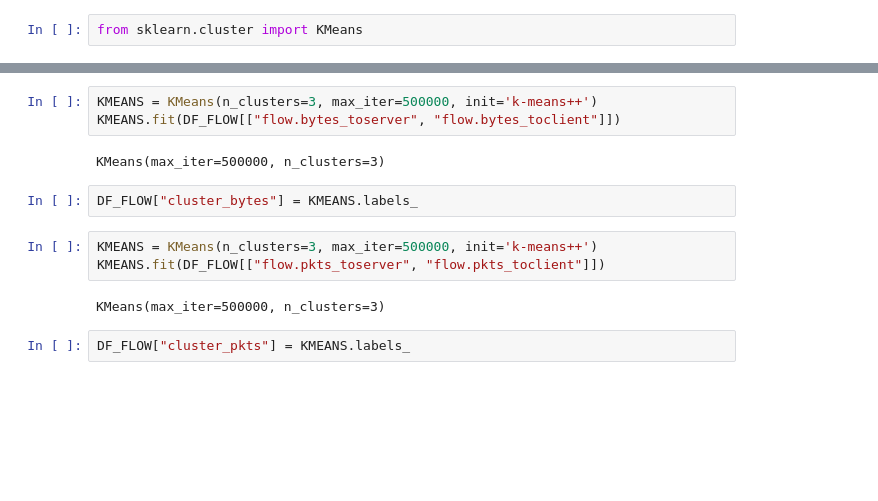
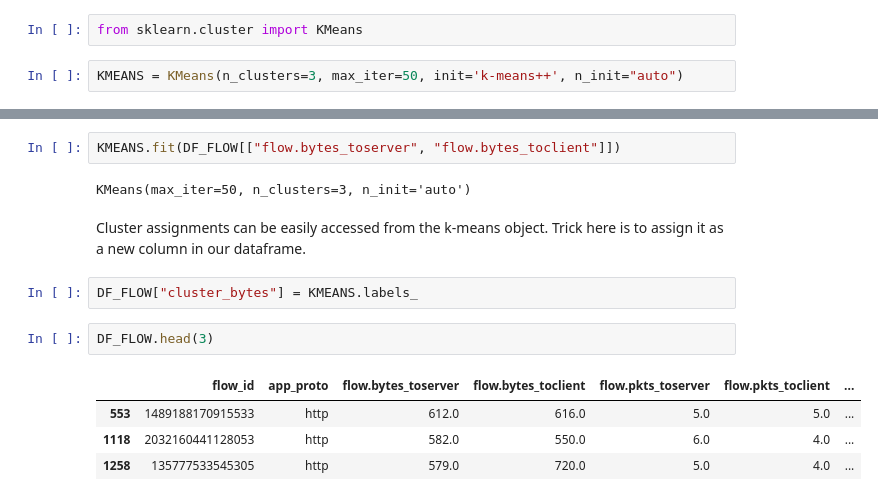
Before and after one commit to markuskont/suricata-analytics-1, a Jupyter notebook: jupyter/Notebooks/JupyterPlaybooksForSuricata.ipynb, the cells around one changed output, grey strips where cells are left out. Saved outputs shown, nothing was run; the diff lists cells and outputs as text; blank space fills up the shorter version.

```diff
--- a/jupyter/Notebooks/JupyterPlaybooksForSuricata.ipynb
+++ b/jupyter/Notebooks/JupyterPlaybooksForSuricata.ipynb
@@ -1130,2 +1134,4 @@ K-means is one of the most basic data mining algorithms and commonly used. A *he
 # %%
 from sklearn.cluster import KMeans
+# %%
+KMEANS = KMeans(n_clusters=3, max_iter=50, init='k-means++', n_init="auto")
@@ -1132,14 +1140,15 @@ from sklearn.cluster import KMeans
 # %%
-KMEANS = KMeans(n_clusters=3, max_iter=500000, init='k-means++')
 KMEANS.fit(DF_FLOW[["flow.bytes_toserver", "flow.bytes_toclient"]])
 # %% [output]
-KMeans(max_iter=500000, n_clusters=3)
+KMeans(max_iter=50, n_clusters=3, n_init='auto')
+# %% [markdown]
+Cluster assignments can be easily accessed from the k-means object. Trick here is to assign it as a new column in our dataframe.
 # %%
 DF_FLOW["cluster_bytes"] = KMEANS.labels_
-# %%
-KMEANS = KMeans(n_clusters=3, max_iter=500000, init='k-means++')
-KMEANS.fit(DF_FLOW[["flow.pkts_toserver", "flow.pkts_toclient"]])
-# %% [output]
-KMeans(max_iter=500000, n_clusters=3)
-# %%
-DF_FLOW["cluster_pkts"] = KMEANS.labels_
+# %%
+DF_FLOW.head(3)
+# %% [output]
+|  | flow_id | app_proto | flow.bytes_toserver | flow.bytes_toclient | flow.pkts_toserver | flow.pkts_toclient | ... |
+| 553 | 1489188170915533 | http | 612.0 | 616.0 | 5.0 | 5.0 | ... |
+| 1118 | 2032160441128053 | http | 582.0 | 550.0 | 6.0 | 4.0 | ... |
+| 1258 | 135777533545305 | http | 579.0 | 720.0 | 5.0 | 4.0 | ... |
```
Also changed, not shown: parts of 43 cells of this notebook.
